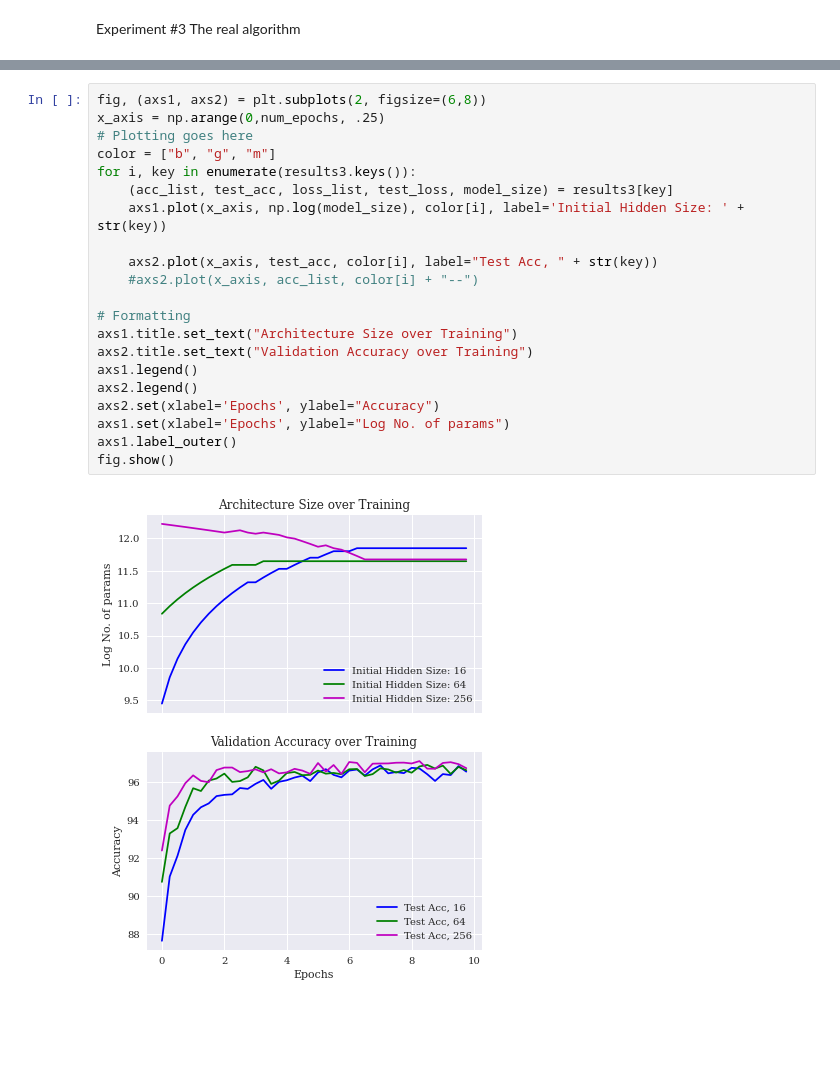
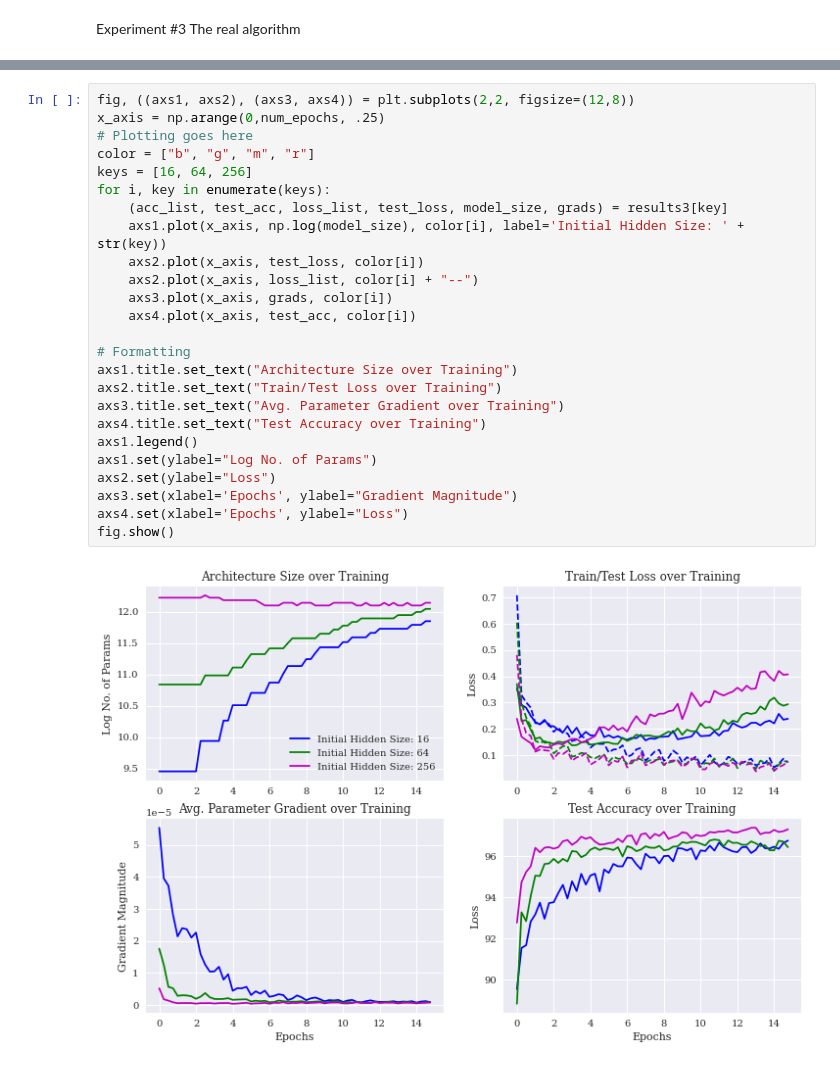
Before and after one commit to aguerra7002/AdaptableNNs, a Jupyter notebook: AdaptableNetworkTesting.ipynb, the cells around one changed output, grey strips where cells are left out. Cells and saved outputs as stored; diff of their text form; blank space fills up the shorter version.

```diff
--- a/AdaptableNetworkTesting.ipynb
+++ b/AdaptableNetworkTesting.ipynb
@@ -446,23 +477,27 @@ Epoch [10], Step [200/235], Train Loss: 0.0905, Train Accuracy: 98.20%
 # %%
-fig, (axs1, axs2) = plt.subplots(2, figsize=(6,8))
+fig, ((axs1, axs2), (axs3, axs4)) = plt.subplots(2,2, figsize=(12,8))
 x_axis = np.arange(0,num_epochs, .25)
 # Plotting goes here
-color = ["b", "g", "m"]
-for i, key in enumerate(results3.keys()):
-    (acc_list, test_acc, loss_list, test_loss, model_size) = results3[key]
+color = ["b", "g", "m", "r"]
+keys = [16, 64, 256]
+for i, key in enumerate(keys):
+    (acc_list, test_acc, loss_list, test_loss, model_size, grads) = results3[key]
     axs1.plot(x_axis, np.log(model_size), color[i], label='Initial Hidden Size: ' + str(key))
-
-    axs2.plot(x_axis, test_acc, color[i], label="Test Acc, " + str(key))
-    #axs2.plot(x_axis, acc_list, color[i] + "--")
+    axs2.plot(x_axis, test_loss, color[i])
+    axs2.plot(x_axis, loss_list, color[i] + "--")
+    axs3.plot(x_axis, grads, color[i])
+    axs4.plot(x_axis, test_acc, color[i])
 
 # Formatting
 axs1.title.set_text("Architecture Size over Training")
-axs2.title.set_text("Validation Accuracy over Training")
+axs2.title.set_text("Train/Test Loss over Training")
+axs3.title.set_text("Avg. Parameter Gradient over Training")
+axs4.title.set_text("Test Accuracy over Training")
 axs1.legend()
-axs2.legend()
-axs2.set(xlabel='Epochs', ylabel="Accuracy")
-axs1.set(xlabel='Epochs', ylabel="Log No. of params")
-axs1.label_outer()
+axs1.set(ylabel="Log No. of Params")
+axs2.set(ylabel="Loss")
+axs3.set(xlabel='Epochs', ylabel="Gradient Magnitude")
+axs4.set(xlabel='Epochs', ylabel="Loss")
 fig.show()
 # %% [output]
-[figure, old version]
+[figure, new version]
```
Also changed, not shown: parts of 2 cells of this notebook.
